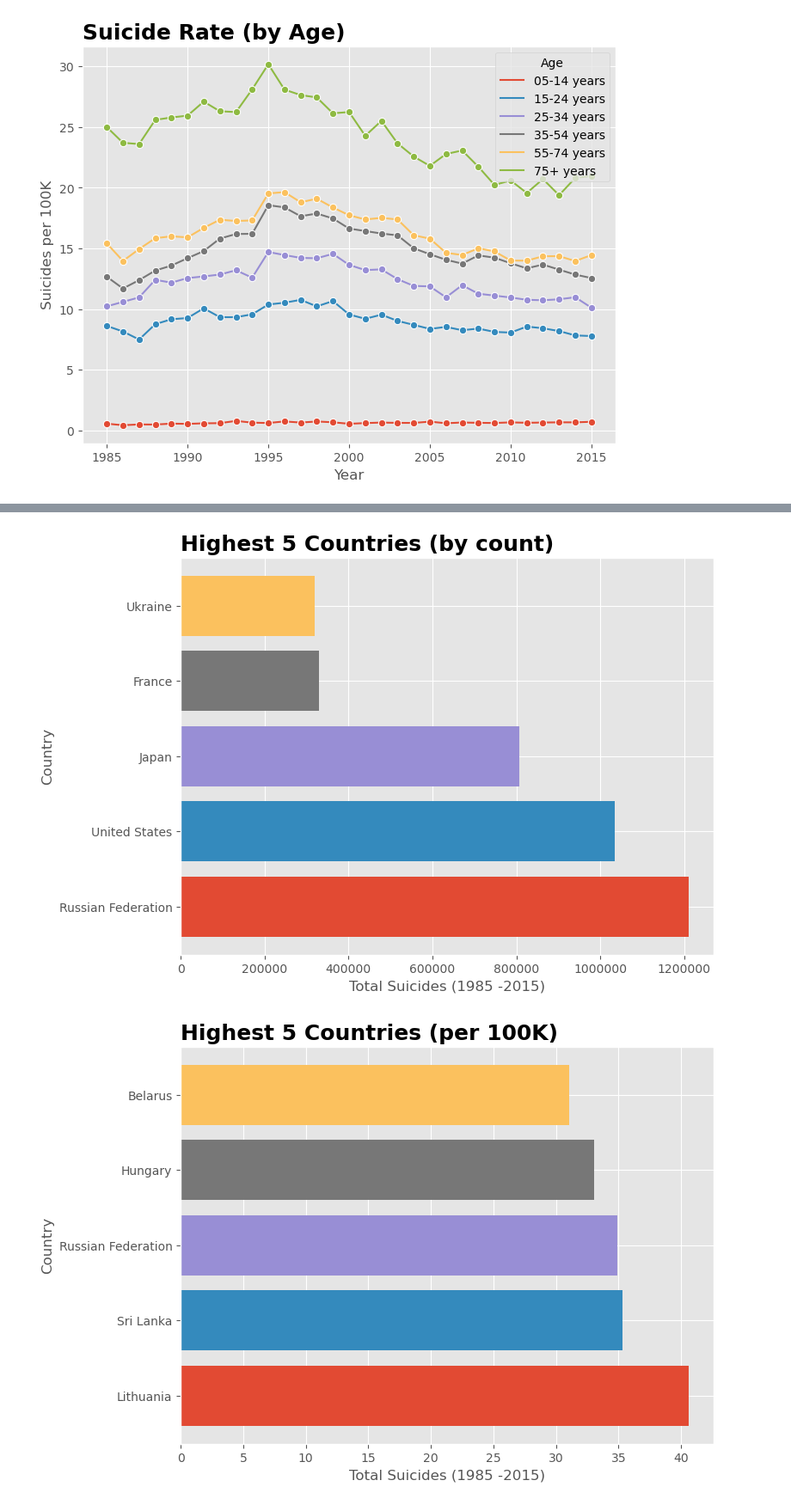
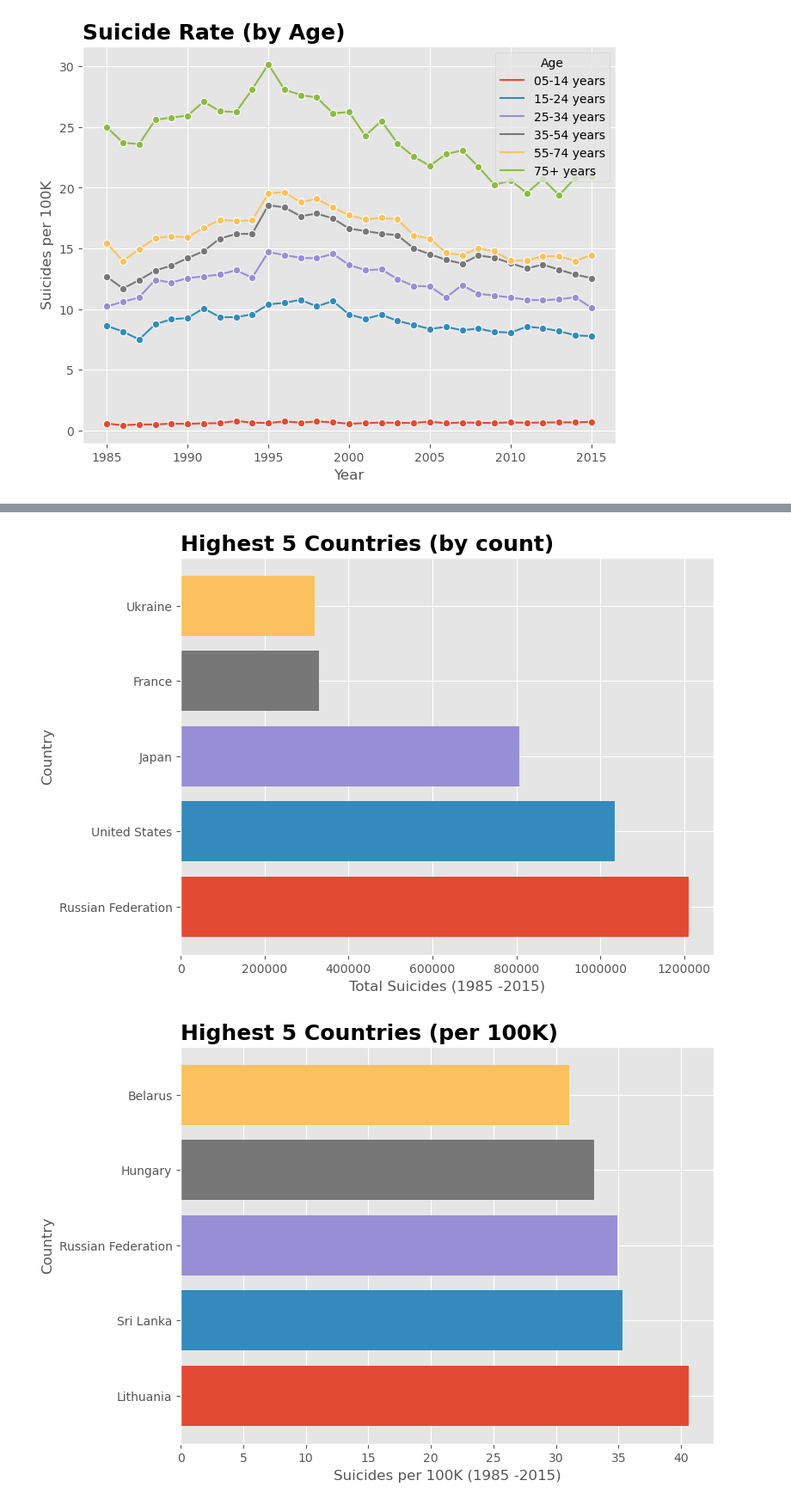
Before and after one commit to JaimeVRodriguez/suicide_rates_eda, a Jupyter notebook: notebooks/suicide_rate_eda.ipynb, the cells around one changed output, grey strips where cells are left out. Shown at 86% size. Saved outputs shown, nothing was run; the diff lists cells and outputs as text; code cells hidden in the pictures.

```diff
--- a/notebooks/suicide_rate_eda.ipynb
+++ b/notebooks/suicide_rate_eda.ipynb
@@ -128,13 +128,8 @@ plot.line_plot(ages, 'Year', 'Suicides_per_100K', 'Suicide Rate (by Age)', 'Year
 [figure]
 # %%
 high_five = country_total.sort_values('Suicides', ascending=False)[:5]
-
-
-
-
 plot.hbar_plot(high_five, 'Country', 'Suicides', 'Highest 5 Countries (by count)', 'Total Suicides (1985 -2015)', 'Country', colors)
 
 high_five_ratio = data['Suicides_per_100K'].groupby(data.Country).mean().sort_values(ascending=False)[:5]
-
-plot.ser_hbar_plot(high_five_ratio, 'Highest 5 Countries (per 100K)', 'Total Suicides (1985 -2015)', 'Country', colors)
+plot.ser_hbar_plot(high_five_ratio, 'Highest 5 Countries (per 100K)', 'Suicides per 100K (1985 -2015)', 'Country', colors)
 # %% [output]
@@ -141,2 +149,2 @@ plot.ser_hbar_plot(high_five_ratio, 'Highest 5 Countries (per 100K)', 'Total Sui
 [figure]
-[figure, old version]
+[figure, new version]
```
Also changed, not shown: parts of 1 cell of this notebook, 3 other files.
